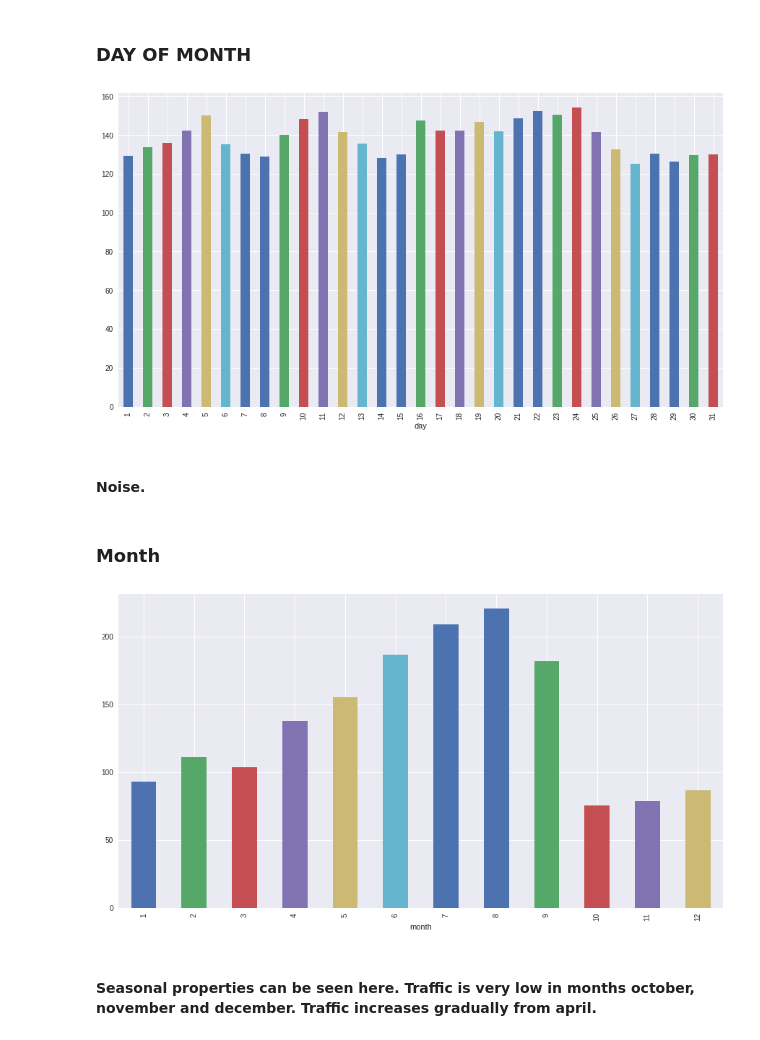
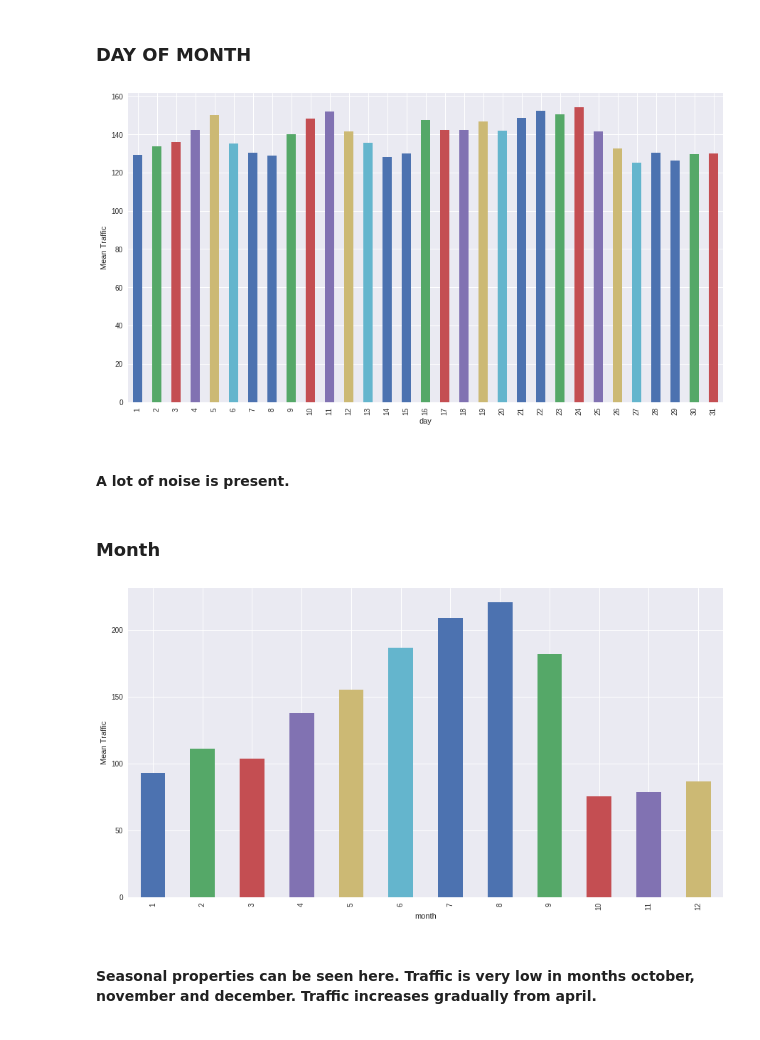
Before and after one commit to shreyas-kalmegh/time-series-AV, a Jupyter notebook: timeSeriesProphet.ipynb, the cells around one changed output. Saved outputs shown, nothing was run; the diff lists cells and outputs as text; code cells hidden in the pictures.

```diff
--- a/timeSeriesProphet.ipynb
+++ b/timeSeriesProphet.ipynb
@@ -139,18 +139,20 @@ plt.show()
 ### DAY OF MONTH
 # %%
 train.groupby('day')['Count'].mean().plot(kind='bar')
+plt.ylabel('Mean Traffic')
 plt.show()
 # %% [output]
-[figure, old version]
+[figure, new version]
-# %% [markdown]
-#### Noise.
+# %% [markdown]
+#### A lot of noise is present.
 # %% [markdown]
 ### Month
 # %%
 train.groupby('month')['Count'].mean().plot(kind='bar')
+plt.ylabel('Mean Traffic')
 plt.show()
 # %% [output]
-[figure, old version]
+[figure, new version]
 # %% [markdown]
 #### Seasonal properties can be seen here. Traffic is very low in months october, november and december. Traffic increases gradually from april.
 # %% [markdown]
```
Also changed, not shown: parts of 14 cells of this notebook.
